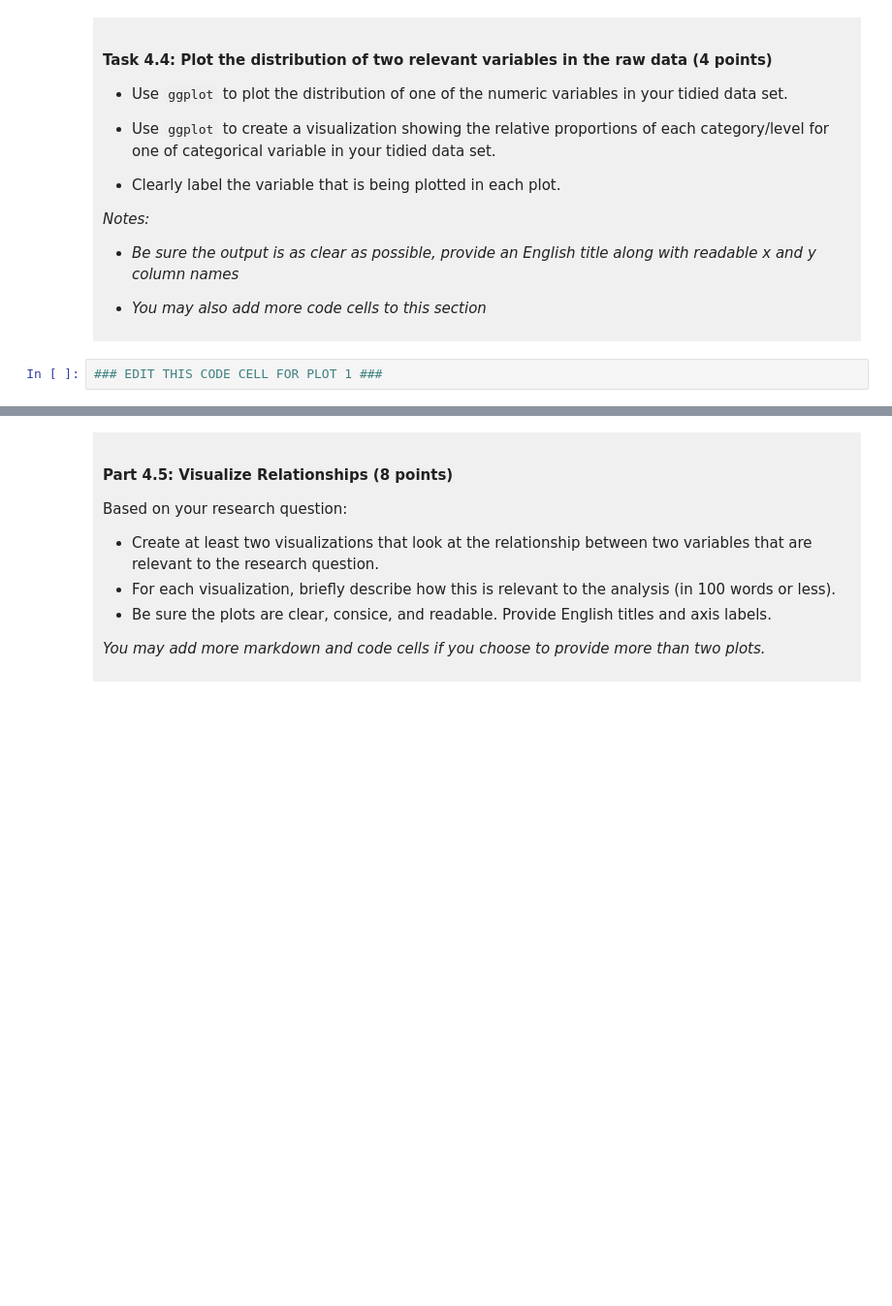
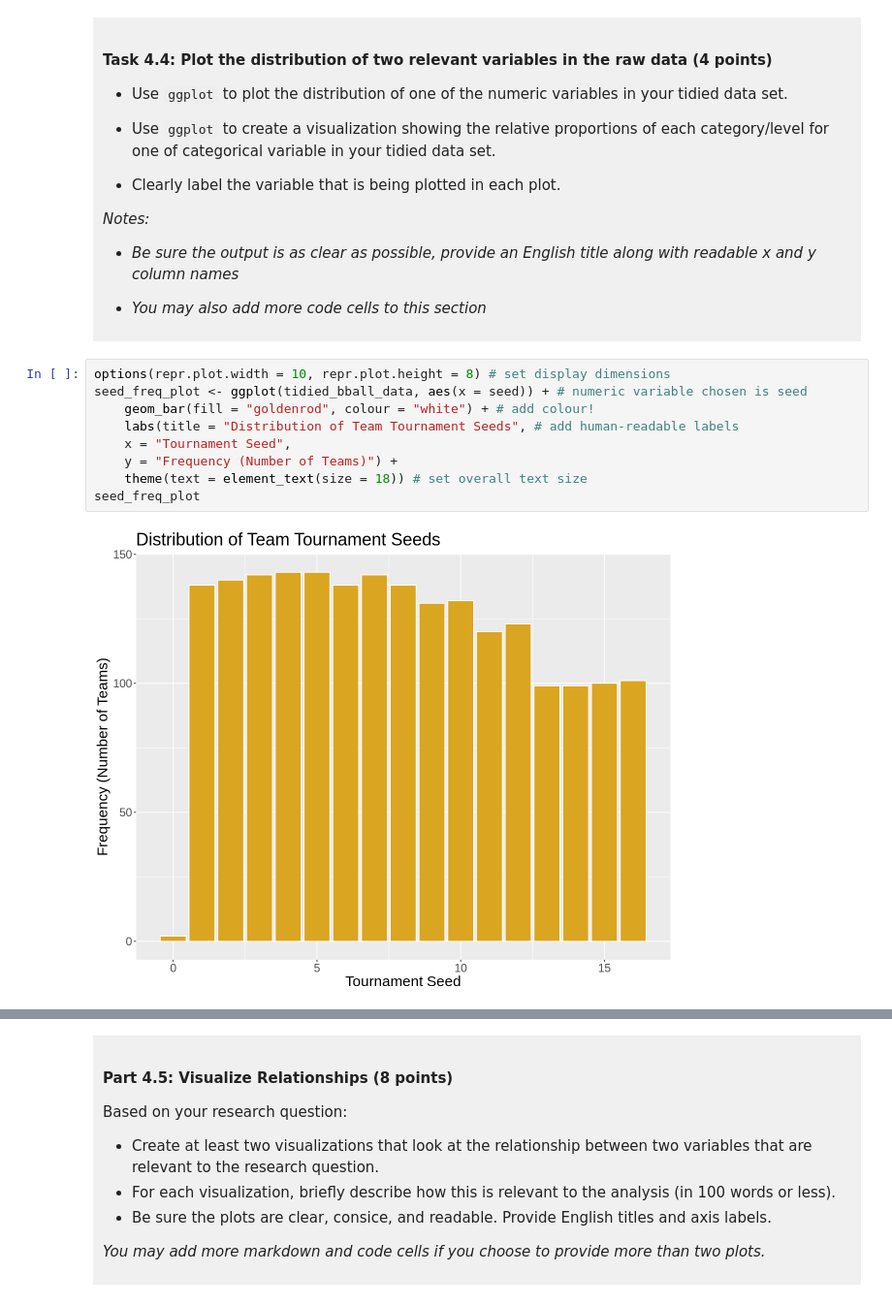
Before and after one commit to kaysxr/dsci-100-project-kayser-lally, a Jupyter notebook: dsci-100-project-notebook.ipynb, the cells around one changed output, grey strips where cells are left out. Shown at 97% size. Saved outputs shown, nothing was run; the diff lists cells and outputs as text; blank space fills up the shorter version.

```diff
--- a/dsci-100-project-notebook.ipynb
+++ b/dsci-100-project-notebook.ipynb
@@ -298,5 +338,14 @@ You will refine your research question (if needed) and produce a tidy data set.
 
 </div>
 # %%
-### EDIT THIS CODE CELL FOR PLOT 1 ###
+options(repr.plot.width = 10, repr.plot.height = 8) # set display dimensions
+seed_freq_plot <- ggplot(tidied_bball_data, aes(x = seed)) + # numeric variable chosen is seed
+    geom_bar(fill = "goldenrod", colour = "white") + # add colour!
+    labs(title = "Distribution of Team Tournament Seeds", # add human-readable labels
+    x = "Tournament Seed",
+    y = "Frequency (Number of Teams)") +
+    theme(text = element_text(size = 18)) # set overall text size
+seed_freq_plot
+# %% [output]
+[figure, added]
 # %%
```
Also changed, not shown: parts of 13 cells of this notebook.
